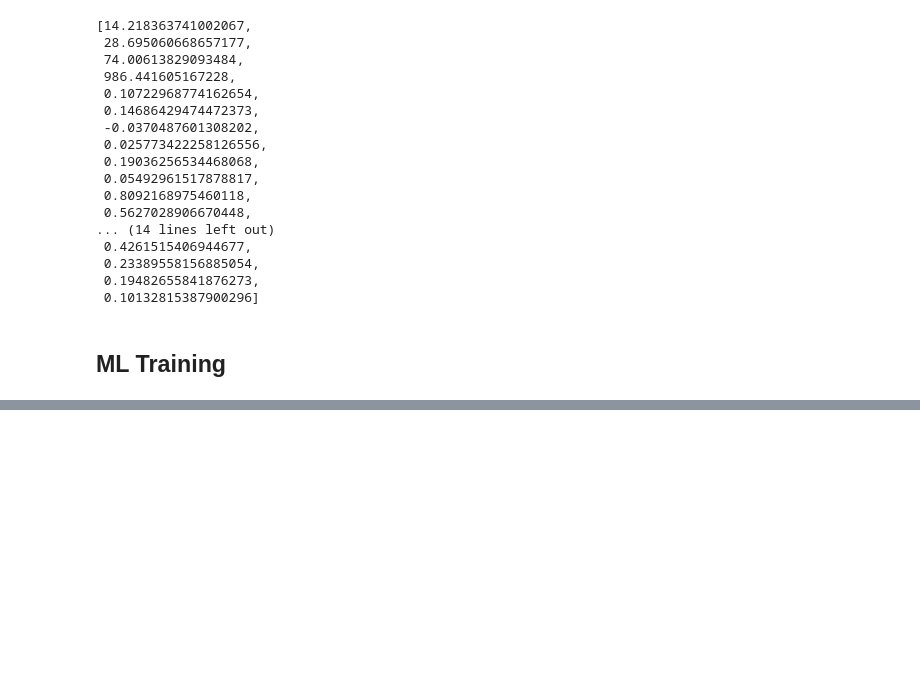
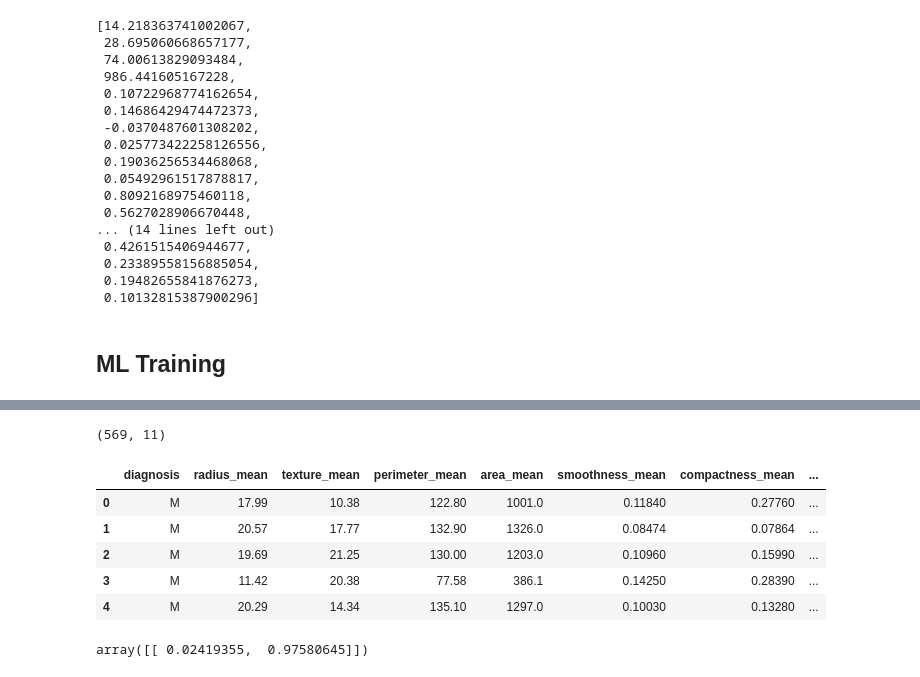
Before and after one commit to rswaggs/Breast-Cancer-Malignant-Detection, a Jupyter notebook: Scripts/Exploring_dataset.ipynb, the cells around one changed output, grey strips where cells are left out. Saved outputs shown, nothing was run; the diff lists cells and outputs as text; code cells hidden in the pictures; blank space fills up the shorter version.

```diff
--- a/Scripts/Exploring_dataset.ipynb
+++ b/Scripts/Exploring_dataset.ipynb
@@ -173,0 +230,20 @@ np.random.normal(mu, sigma).tolist()
+# %%
+# Get (rows, columns)
+print(breast_cancer_df.shape)
+
+# First five rows
+breast_cancer_df.head()
+# %% [output]
+(569, 11)
+|  | diagnosis | radius_mean | texture_mean | perimeter_mean | area_mean | smoothness_mean | compactness_mean | ... |
+| 0 | M | 17.99 | 10.38 | 122.80 | 1001.0 | 0.11840 | 0.27760 | ... |
+| 1 | M | 20.57 | 17.77 | 132.90 | 1326.0 | 0.08474 | 0.07864 | ... |
+| 2 | M | 19.69 | 21.25 | 130.00 | 1203.0 | 0.10960 | 0.15990 | ... |
+| 3 | M | 11.42 | 20.38 | 77.58 | 386.1 | 0.14250 | 0.28390 | ... |
+| 4 | M | 20.29 | 14.34 | 135.10 | 1297.0 | 0.10030 | 0.13280 | ... |
+# %%
+# Check that the decision tree plot leaf nodes are displaying the correct class
+clf_gini.predict([[20.57, 17.77, 132.9, 1326.0, 0.08474, 0.07864, 0.0869, 0.07017, 0.1812, 0.05667]])
+clf_gini.predict_proba([[20.57, 17.77, 132.9, 1326.0, 0.08474, 0.07864, 0.0869, 0.07017, 0.1812, 0.05667]])
+# %% [output]
+array([[ 0.02419355,  0.97580645]])
```
Also changed, not shown: parts of 6 cells of this notebook, 3 other files.
